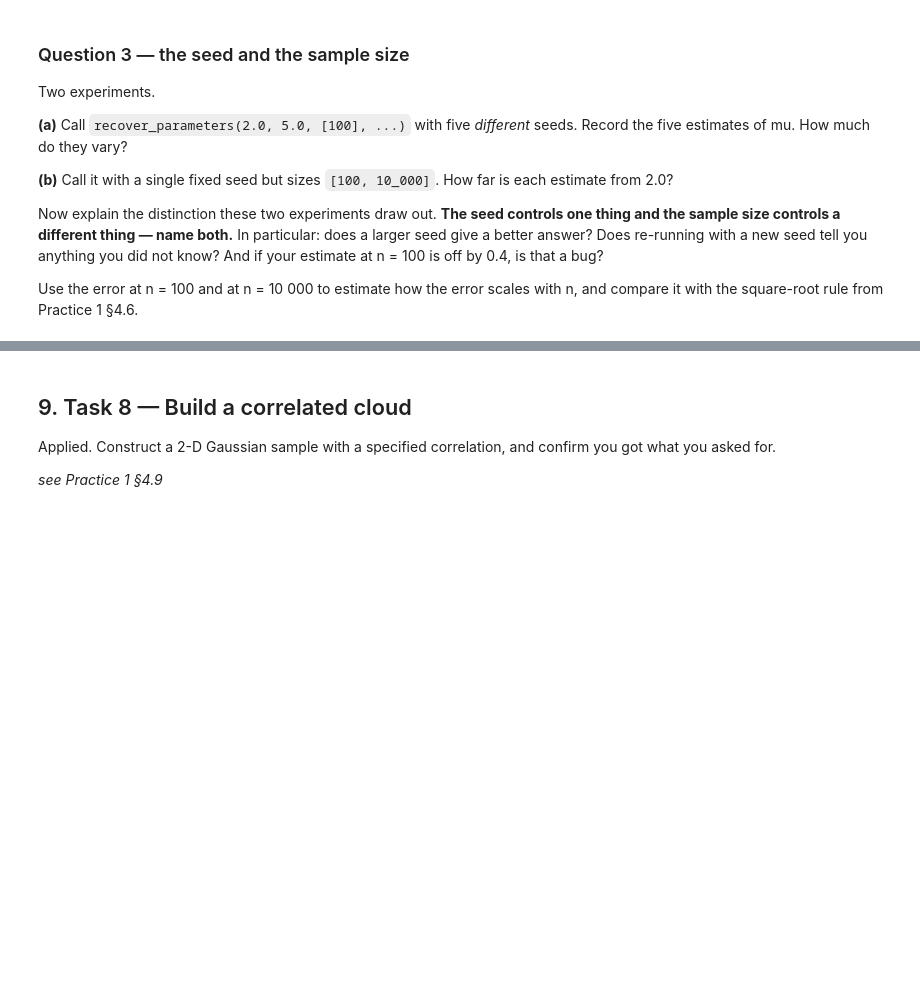
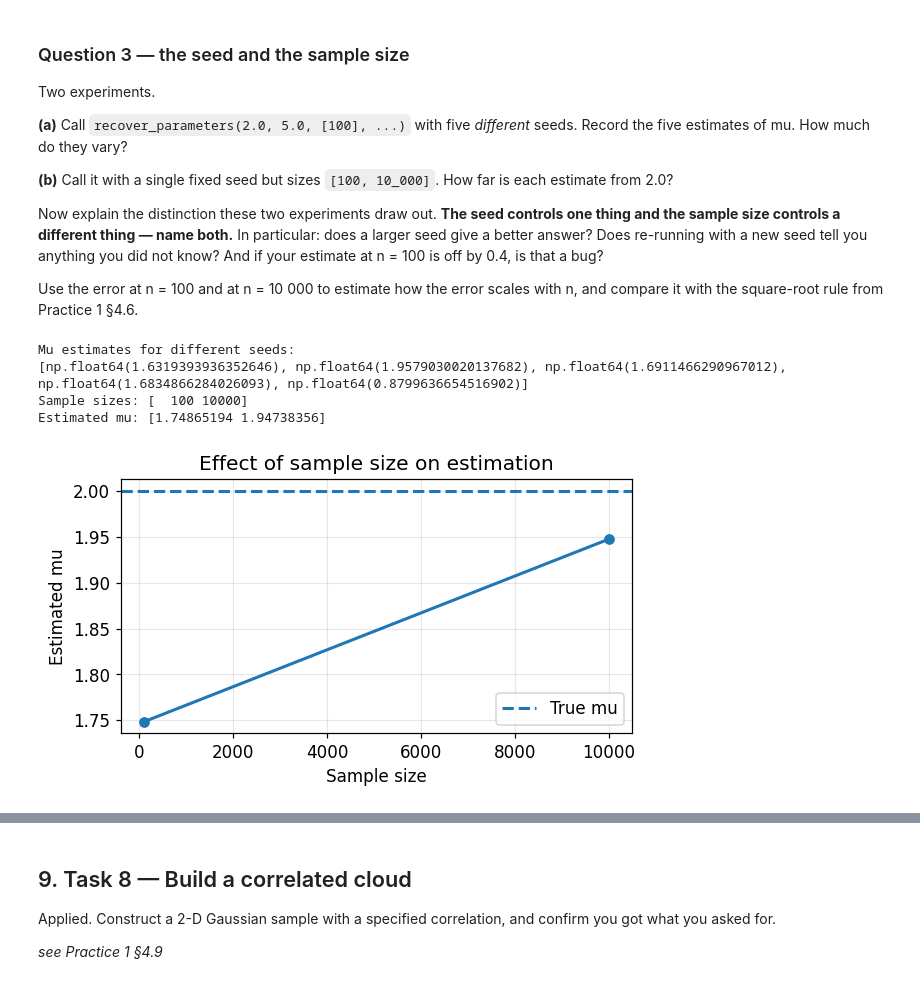
Before and after one commit to yuliiamatviievska-prog/ida-practice-12, a Jupyter notebook: practice/1/1-homework.ipynb, the cells around one changed output, grey strips where cells are left out. Drawn from its saved outputs; the diff is of its cells as text; code cells hidden in the pictures; blank space fills up the shorter version.

```diff
--- a/practice/1/1-homework.ipynb
+++ b/practice/1/1-homework.ipynb
@@ -387,7 +458,54 @@ estimate at n = 100 is off by 0.4, is that a bug?
 Use the error at n = 100 and at n = 10 000 to estimate how the error scales
 with n, and compare it with the square-root rule from Practice 1 §4.6.
 # %%
-# Space for the code that supports your answer.
+import numpy as np
+import matplotlib.pyplot as plt
+
+# різні seed
+seeds = [1, 2, 3, 4, 5]
+mu_values = []
+
+for s in seeds:
+    result = recover_parameters(2.0, 5.0, [100], np.random.default_rng(s))
+    mu_values.append(result["mu_hat"][0])
+
+print("Mu estimates for different seeds:")
+print(mu_values)
+
+
+# різні розміри вибірки
+sizes = [100, 10000]
+
+result = recover_parameters(
+    2.0,
+    5.0,
+    sizes,
+    np.random.default_rng(42)
+)
+
+print("Sample sizes:", result["n"])
+print("Estimated mu:", result["mu_hat"])
+
+
+# графік
+plt.figure(figsize=(6,3))
+
+plt.plot(result["n"], result["mu_hat"], marker="o")
+
+plt.axhline(2.0, linestyle="--", label="True mu")
+
+plt.xlabel("Sample size")
+plt.ylabel("Estimated mu")
+plt.title("Effect of sample size on estimation")
+plt.legend()
+
+plt.show()
+# %% [output]
+Mu estimates for different seeds:
+[np.float64(1.6319393936352646), np.float64(1.9579030020137682), np.float64(1.6911466290967012), np.float64(1.6834866284026093), np.float64(0.8799636654516902)]
+Sample sizes: [  100 10000]
+Estimated mu: [1.74865194 1.94738356]
+[figure, added]
 # %% [markdown]
 **Your answer:**
 
```
Also changed, not shown: parts of 11 cells of this notebook.
